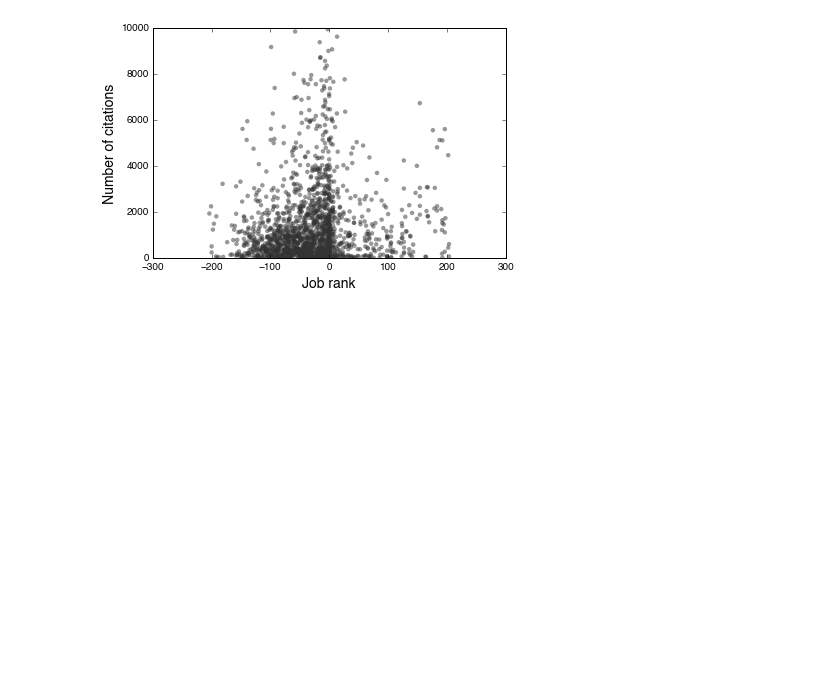
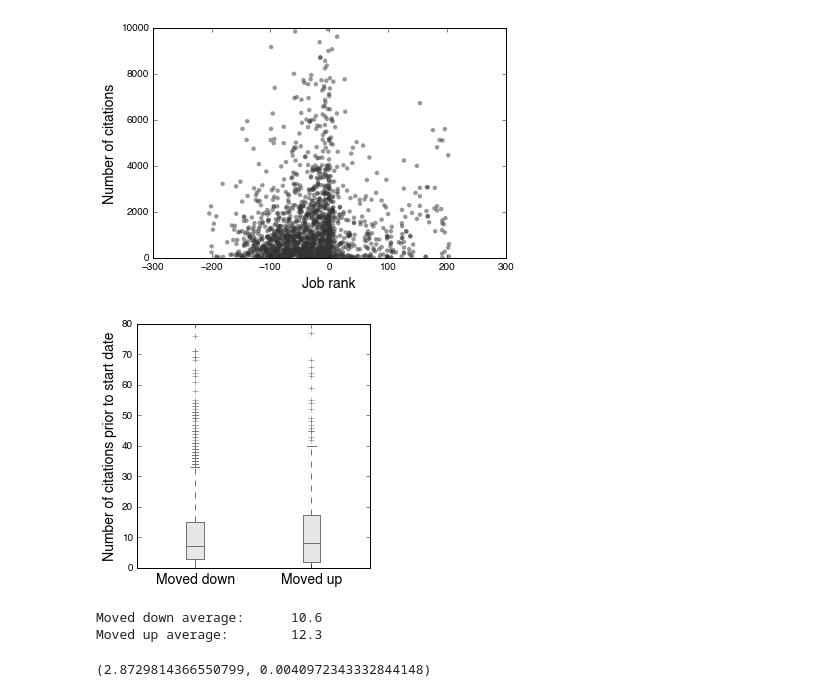
Before and after one commit to samfway/faculty_hiring, a Jupyter notebook: notebooks/Exploration_Publication_Stats.ipynb, the cells around one changed output. Cells and saved outputs as stored; diff of their text form; code cells hidden in the pictures; blank space fills up the shorter version.

```diff
--- a/notebooks/Exploration_Publication_Stats.ipynb
+++ b/notebooks/Exploration_Publication_Stats.ipynb
@@ -624,3 +626,43 @@ ax.set_ylim(0, 10000)
 plt.show()
 # %% [output]
 [figure]
+# %%
+fig, ax = plt.subplots(1, 1, figsize=(4,4))
+
+phd_higher = []
+job_higher = []
+
+for f in faculty:
+    if 'dblp_pubs' in f:
+        inst_rank = inst.get(f.first_asst_job_location, inst['UNKNOWN'])['pi']
+        phd_rank = inst.get(f.phd_location, inst['UNKNOWN'])['pi']
+
+        num_citations = 0
+        for pub in f['dblp_pubs']:
+            if pub['year'] <= f.first_asst_job_year + 1:
+                num_citations += 1
+
+        if phd_rank > inst_rank:
+            phd_higher.append(num_citations)
+        elif inst_rank > phd_rank:
+            job_higher.append(num_citations)
+
+bp = ax.boxplot([job_higher, phd_higher], positions=[0,1], patch_artist=True) #facecolor='0.2', edgecolor='None', alpha=0.5)
+color_bp(bp, 3*[0.9])
+ax.set_ylabel('Number of citations prior to start date', fontsize=LABEL_SIZE)
+#ax.set_xlabel('Job rank', fontsize=LABEL_SIZE)
+ax.set_xticklabels(['Moved down', 'Moved up'], fontsize=LABEL_SIZE)
+ax.set_xlim(-.5, 1.5)
+ax.set_ylim((0, 80))
+plt.show()
+# %% [output]
+[figure, added]
+# %%
+print 'Moved down average: \t %.1f' % (np.mean(job_higher))
+print 'Moved up average:   \t %.1f' % (np.mean(phd_higher))
+
+ttest_ind(phd_higher, job_higher)
+# %% [output]
+Moved down average:      10.6
+Moved up average:        12.3
+(2.8729814366550799, 0.0040972343332844148)
```
Also changed, not shown: parts of 7 cells of this notebook, 2 other files.
